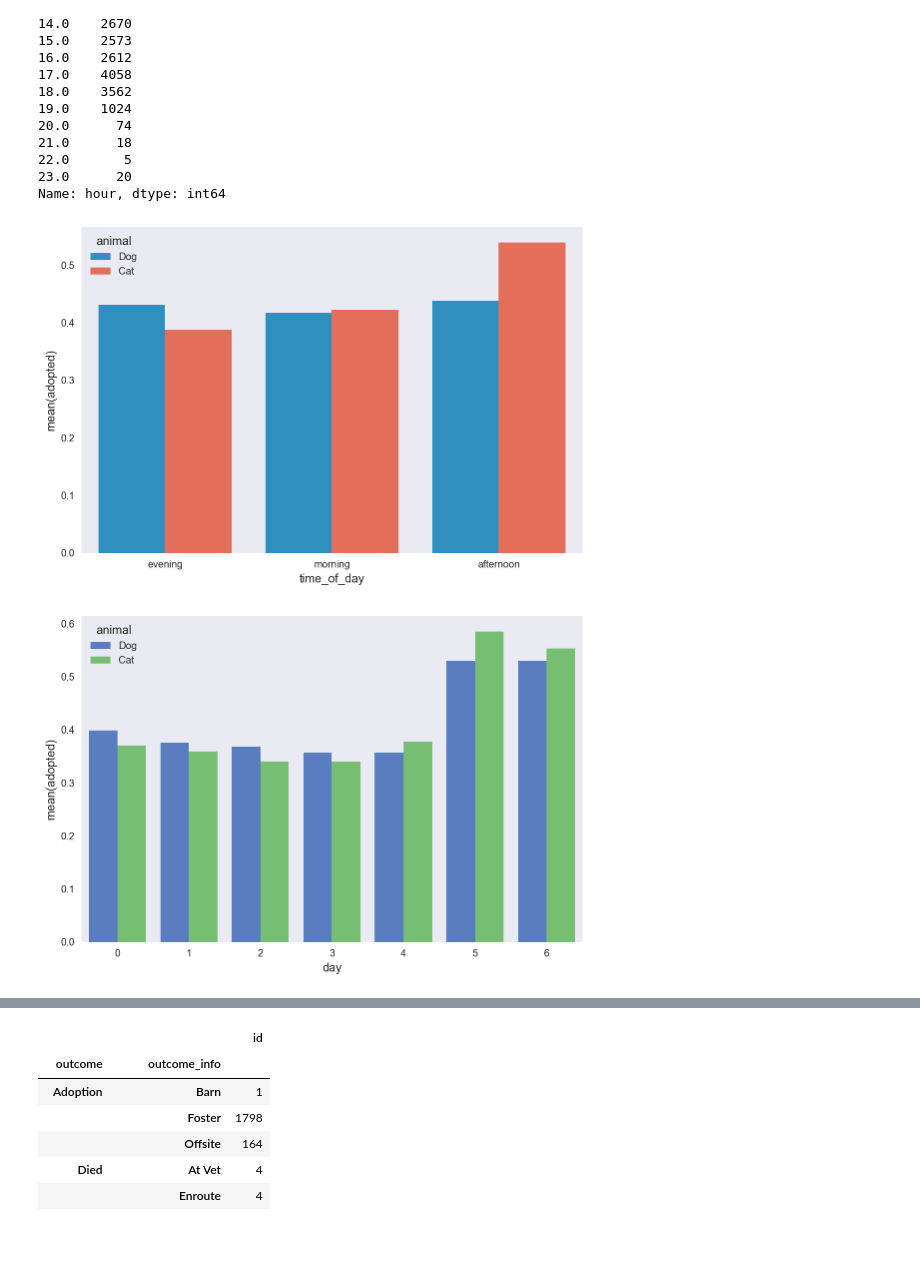
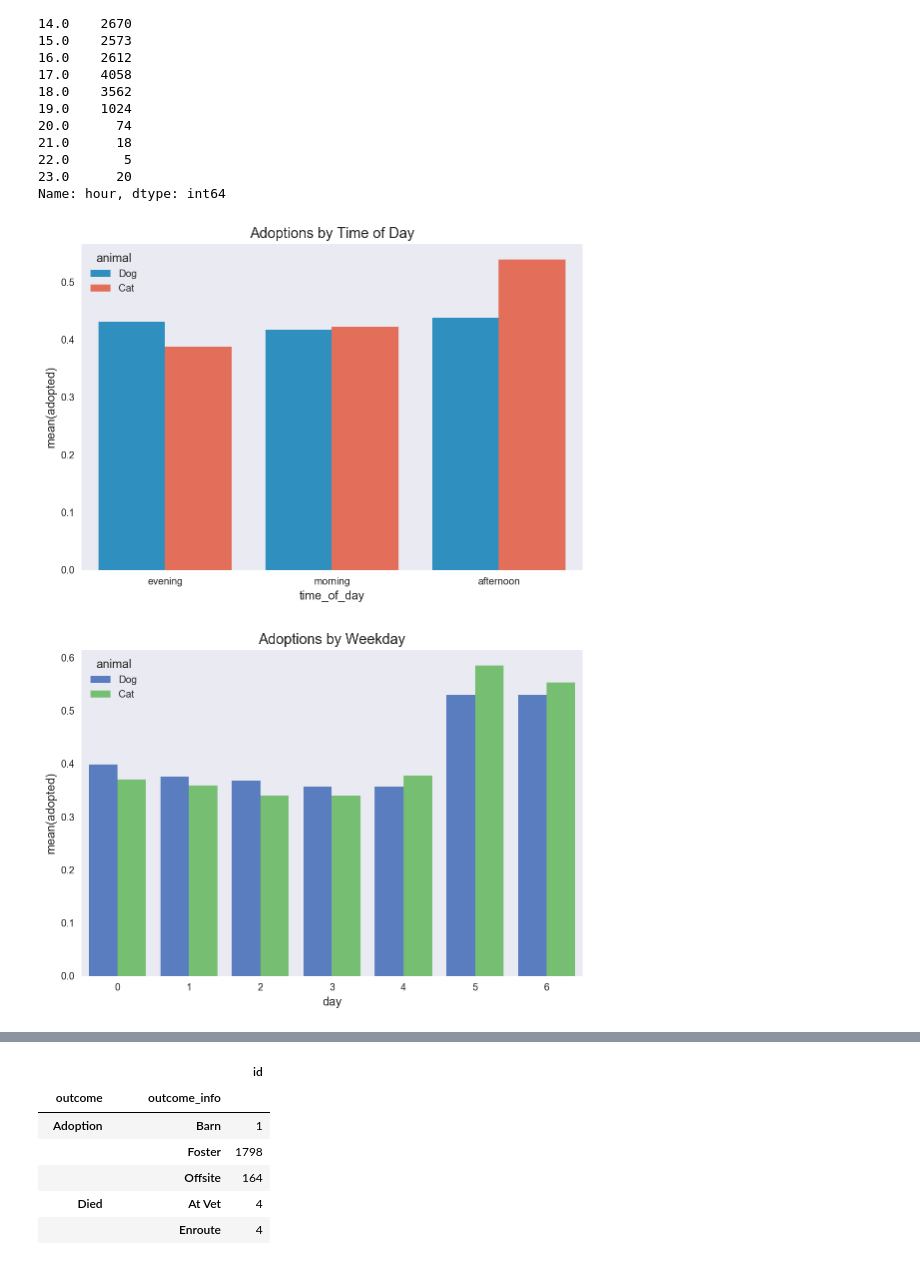
Before and after one commit to vnessified/adopt_me-, a Jupyter notebook: shelter_animal_outcomes.ipynb, the cells around one changed output, grey strips where cells are left out. Saved outputs shown, nothing was run; the diff lists cells and outputs as text; code cells hidden in the pictures.

```diff
--- a/shelter_animal_outcomes.ipynb
+++ b/shelter_animal_outcomes.ipynb
@@ -183,6 +155,7 @@ animals[['name','has_name']].head()
 top10 = [name for name in animals.name.value_counts().head(11).index.tolist() if name != 'unknown']
 
 def popular_name(row):
+    """returns indicator variable of top 10 most common animal names"""
     if row in top10:
         return 1
     else:
@@ -369,6 +322,7 @@ animals.hour.value_counts(dropna=False).sort_index(ascending=True)
 Name: hour, dtype: int64
 # %%
 def time_of_day(row):
+    """returns indicator variable for time of day based on hour"""
     if row >= 5 and row < 12:
         time = 'morning'
     elif row >= 12 and row < 17:
@@ -382 +337,15 @@ assert time_of_day(6) == 'morning'
 animals['time_of_day'] = animals.month.apply(time_of_day)
+# %%
+def season(row):
+    """returns indicator variable for season based on month number"""
+    if row == 3 or row == 4 or row == 5:
+        season = 'spring'
+    elif row == 6 or row == 7 or row == 8:
+        season = 'summer'
+    elif row == 9 or row == 10 or row == 11:
+        season = 'fall'
+    else:
+        season = 'winter'
+    return season
+
+assert season(12) == 'winter'
@@ -383,13 +355,15 @@ animals['time_of_day'] = animals.month.apply(time_of_day)
 # %%
 plt.subplots(figsize=(8, 6))
-sns.barplot(x="time_of_day", y="adopted", hue='animal', data=animals, alpha=0.9, ci = None);
+sns.barplot(x="time_of_day", y="adopted", hue='animal', data=animals, alpha=0.9, ci = None)\
+.set_title('Adoptions by Time of Day');
 # %% [output]
-[figure, old version]
+[figure, new version]
 # %%
-# Monday is 0, Sunday is 6
+# recall: Monday is 0, Sunday is 6
 plt.subplots(figsize=(8, 6))
-sns.barplot(x="day", y="adopted", hue="animal", data=animals, palette='muted', ci = None);
+sns.barplot(x="day", y="adopted", hue="animal", data=animals, palette='muted', ci = None)\
+.set_title('Adoptions by Weekday');
 # %% [output]
-[figure, old version]
+[figure, new version]
 # %%
 plt.subplots(figsize=(10, 8))
```
Also changed, not shown: parts of 82 cells of this notebook.
